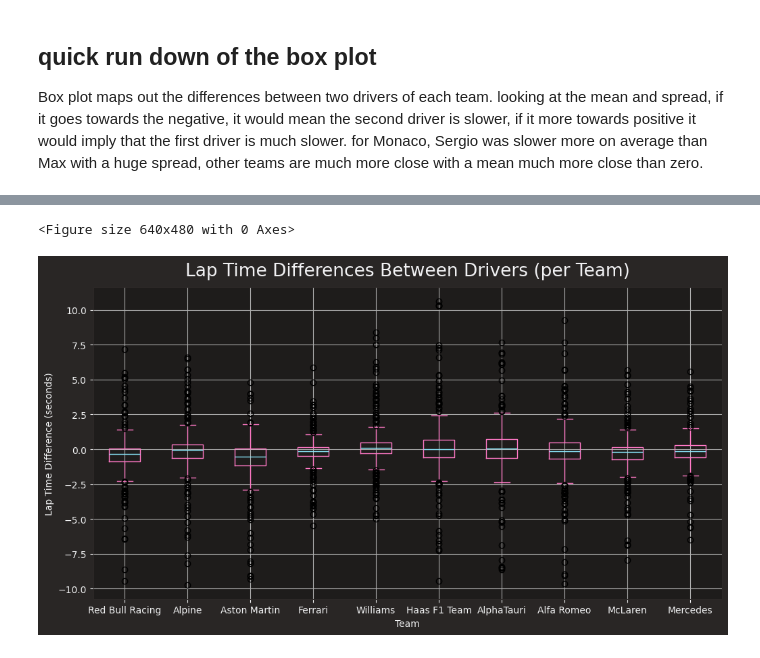
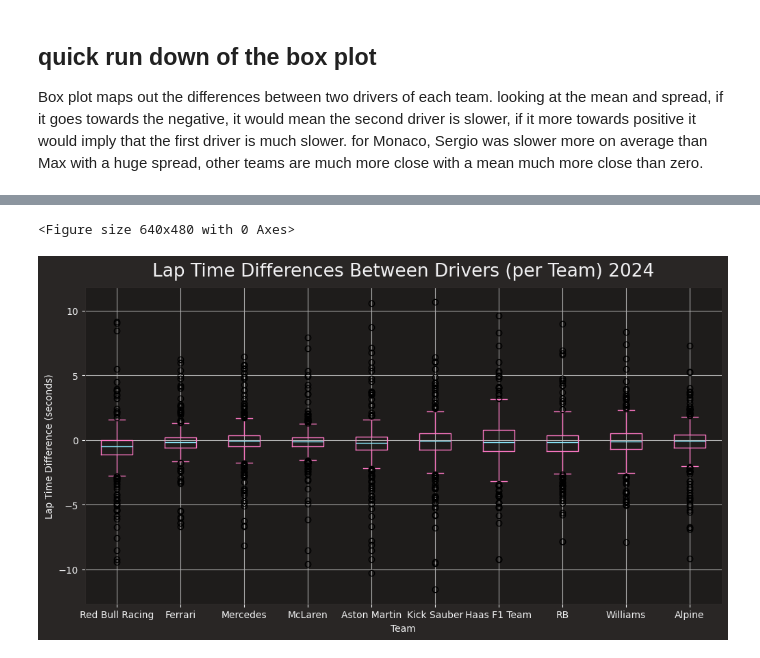
Before and after one commit to OhOmah/F1Revisited, a Jupyter notebook: MaxVSecondSeat.ipynb, the cells around one changed output, grey strips where cells are left out. Cells and saved outputs as stored; diff of their text form; code cells hidden in the pictures.

```diff
--- a/MaxVSecondSeat.ipynb
+++ b/MaxVSecondSeat.ipynb
@@ -180,7 +180,7 @@ I would need to control for driver skill as much as possible. We're looking for
 # %%
 # TODO: loop through races to create larger datasets and more concrete plots.
 # import 1 race, change to loop to compare multiple races overtime
-race = fastf1.get_session(2023, 'Monaco', 'R')
+race = fastf1.get_session(2022, 'Monaco', 'R')
 race.load()
 
 # Make a list of all the teams
@@ -250,7 +250,7 @@ core           INFO     Finished loading data for 20 drivers: ['1', '14', '31',
 Box plot maps out the differences between two drivers of each team. looking at the mean and spread, if it goes towards the negative, it would mean the second driver is slower, if it more towards positive it would imply that the first driver is much slower. for Monaco, Sergio was slower more on average than Max with a huge spread, other teams are much more close with a mean much more close than zero.
 # %%
 # Define a list of years we want to work with
-years = [2023]
+years = [2024]
 # %%
 all_team_differences = {}
 for year in years:
@@ -405,28 +422,29 @@ _api           INFO     Fetching timing data...
 # %%
 # Convert to DataFrame
 df = pd.DataFrame.from_dict(all_team_differences, orient='index')
 
 # Transpose for boxplot
 df_transposed = df.T
 
 # Drop NaNs
 df_transposed = df_transposed.dropna()
 
-# Outlier Removal (using Z-score - be cautious)
+# Outlier Removal (using Z-score)
 z = np.abs(stats.zscore(df_transposed))
-df_transposed = df_transposed[(z < 2).all(axis=1)] # Example: remove rows with z-score > 2 for all columns
+# Removing Z-score over 2
+df_transposed = df_transposed[(z < 2).all(axis=1)]
 
 # Create Boxplot
 plt.figure()
 df_transposed.plot(kind='box', figsize=(12, 6))
-plt.title("Lap Time Differences Between Drivers (per Team)")
+plt.title("Lap Time Differences Between Drivers (per Team) 2024")
 plt.xlabel("Team")
 plt.ylabel("Lap Time Difference (seconds)")
 plt.grid(True)
 plt.show()
 # %% [output]
 <Figure size 640x480 with 0 Axes>
-[figure, old version]
+[figure, new version]
 # %%
 # plot histogram of laptime data.
 plt.figure(figsize=(12, 6))
```
Also changed, not shown: parts of 14 cells of this notebook.
